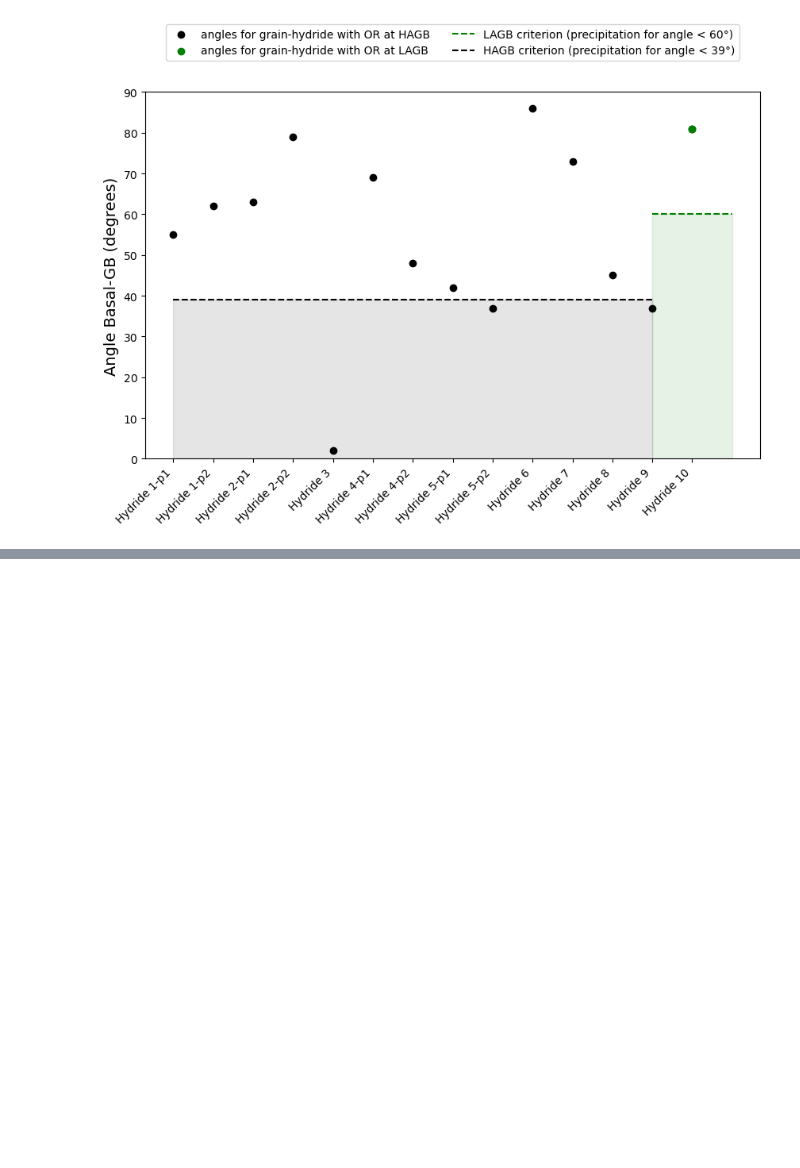
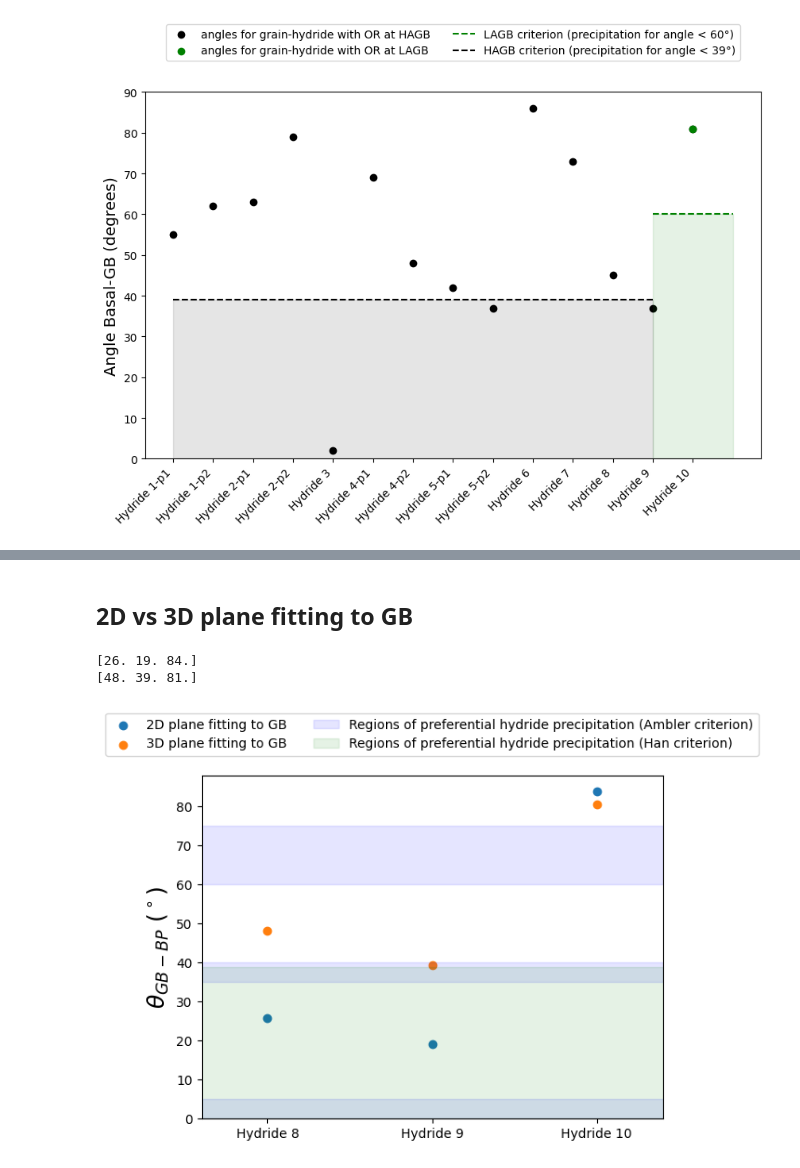
Before and after one commit to zr-midas/3D_characterisation_Zircaloy4, a Jupyter notebook: 3D_charaterisation/Basal_GB_angles/Basal_GB_angles.ipynb, the cells around one changed output, grey strips where cells are left out. Saved outputs shown, nothing was run; the diff lists cells and outputs as text; code cells hidden in the pictures; blank space fills up the shorter version.

```diff
--- a/3D_charaterisation/Basal_GB_angles/Basal_GB_angles.ipynb
+++ b/3D_charaterisation/Basal_GB_angles/Basal_GB_angles.ipynb
@@ -158,0 +158,76 @@ plt.legend(loc='upper center', bbox_to_anchor=(0.5, 1.15), ncol=2)
+# %% [markdown]
+## 2D vs 3D plane fitting to GB
+# %%
+# Plane fitting to GB assuming it is perpendicular to the plane:
+GB_planefitting_2D = {
+    'Hydride 8':[0.0145,0.0598, 0.998],
+    'Hydride 9':[0.0190,0.136, 0.990],
+    'Hydride 10':[0.0997, -0.641, 0.761]
+}
+
+# Plane fitting to GB using 3D data:
+GB_planefitting_3D = {
+    'Hydride 8':[0.706, 0.113, 0.699],
+    'Hydride 9':[0.411, 0.165, 0.897 ],
+    'Hydride 10':[0.091, 0.646, -0.758]
+}
+
+# c-axis vectors of grains forming OR with hydrides, obtained from dream3d pipeline:
+caxis_OR_vector = {
+    'Hydride 8':[-0.002, -0.489, -0.872],
+    'Hydride 9':[0.242, -0.325, -0.914],
+    'Hydride 10':[0.330, -0.623, -0.709]
+}
+# %%
+# Calculate angle between c-axis vector and normal vector to GBs:
+
+labels_2D = list(GB_planefitting_2D.keys())
+labels_3D = list(GB_planefitting_3D.keys())
+
+labels_2D = []
+angles_2D = []
+
+labels_3D = []
+angles_3D = []
+
+for key in caxis_OR_vector:
+    angle2D = angle(GB_planefitting_2D[key], caxis_OR_vector[key])
+    angle3D = angle(GB_planefitting_3D[key], caxis_OR_vector[key])
+
+    if angle2D is not None:
+        labels_2D.append(key)
+        angles_2D.append(angle2D)
+
+    if angle3D is not None:
+        labels_3D.append(key)
+        angles_3D.append(angle3D)
+
+print(np.round(angles_2D))
+print(np.round(angles_3D))
+# %% [output]
+[26. 19. 84.]
+[48. 39. 81.]
+# %%
+# Plotting the angles and comparing 2D vs 3D plane fitting for three hydrides:
+plt.figure()
+
+plt.scatter(labels_2D, angles_2D, label="2D plane fitting to GB")
+plt.scatter(labels_3D, angles_3D, label="3D plane fitting to GB")
+
+# Ambler critetion:
+plt.axhspan(60, 75, color='blue', alpha=0.1, label='Regions of preferential hydride precipitation (Ambler criterion)')
+plt.axhspan(35, 40, color='blue', alpha=0.1)
+plt.axhspan(0, 5, color='blue', alpha=0.1)
+
+# Han criterion:
+plt.axhspan(0, 39, color='green', alpha=0.1, label='Regions of preferential hydride precipitation (Han criterion)')
+
+plt.ylabel(r'$\theta_{GB-BP}\ (^\circ)$', fontsize=18)
+
+plt.legend(loc='upper center', bbox_to_anchor=(0.5, 1.2), ncol=2)
+plt.margins(x=0.2)
+
+plt.ylim(bottom=0)
+plt.show()
+# %% [output]
+[figure, added]
```
Also changed, not shown: parts of 13 cells of this notebook.
